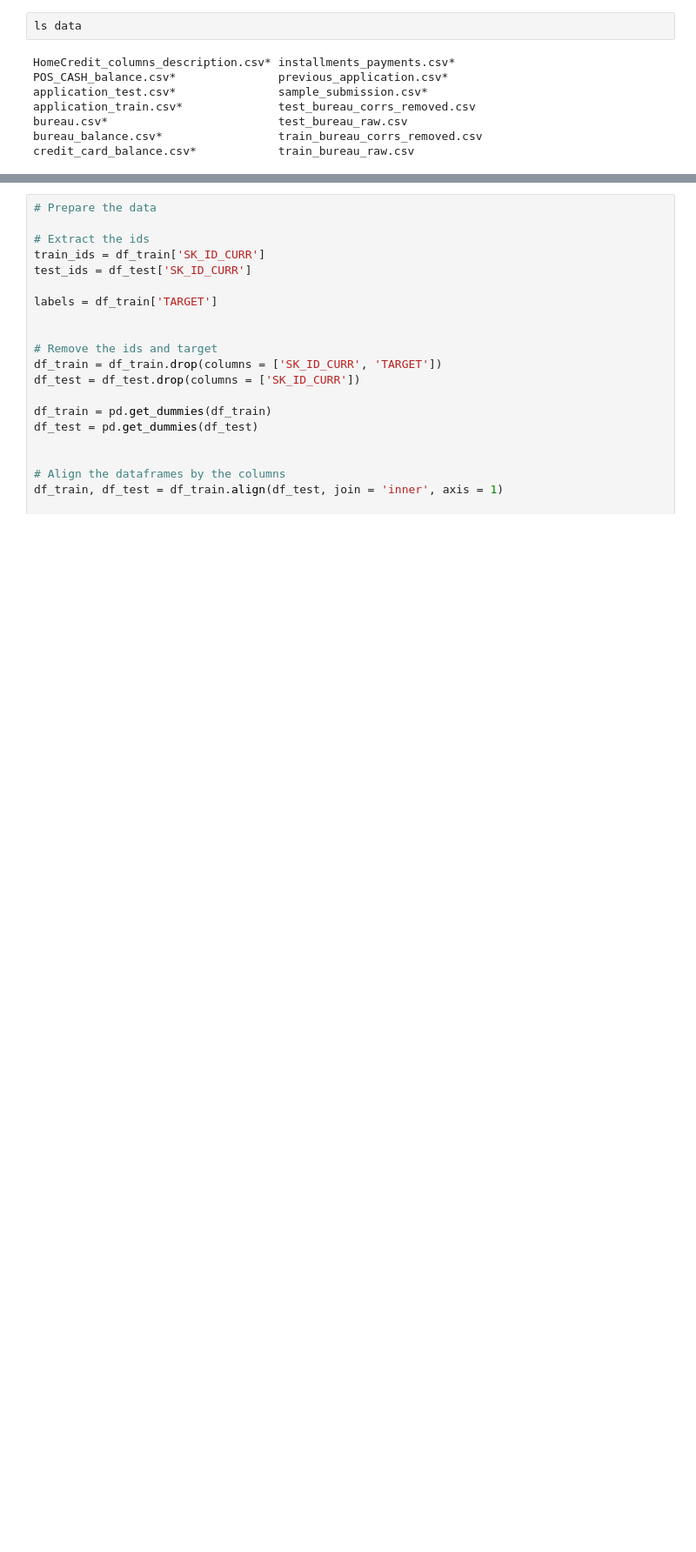
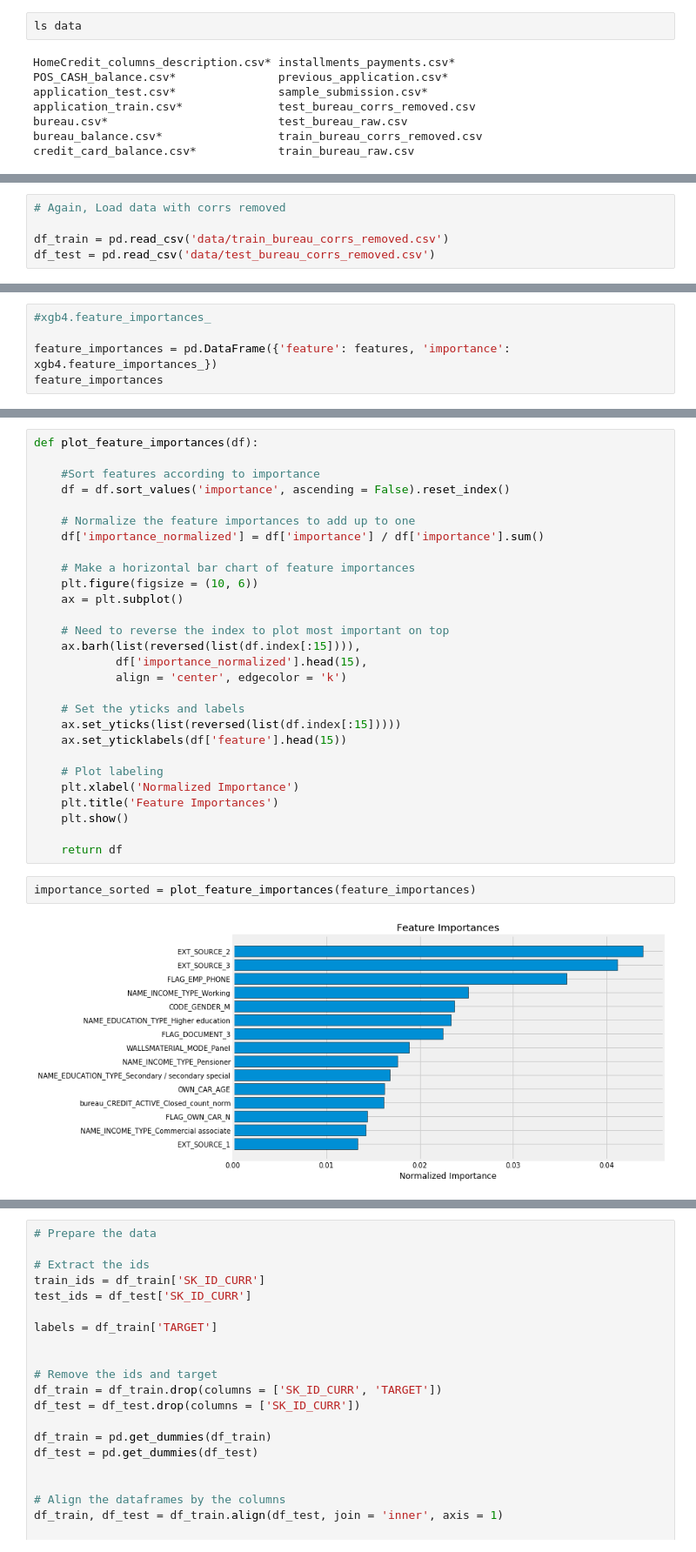
Before and after one commit to dongzhang84/Kaggle, a Jupyter notebook: Home Credit Default Risk/Home_Credit_3.ipynb, the cells around one changed output, grey strips where cells are left out. Shown at 87% size. Cells and saved outputs as stored; diff of their text form; blank space fills up the shorter version.

```diff
--- a/Home Credit Default Risk/Home_Credit_3.ipynb
+++ b/Home Credit Default Risk/Home_Credit_3.ipynb
@@ -336,0 +451,5 @@ df_test = pd.read_csv('data/application_test.csv')
+# %%
+# Again, Load data with corrs removed
+
+df_train = pd.read_csv('data/train_bureau_corrs_removed.csv')
+df_test = pd.read_csv('data/test_bureau_corrs_removed.csv')
@@ -336,0 +527,5 @@ df_test = pd.read_csv('data/application_test.csv')
+# %%
+#xgb4.feature_importances_
+
+feature_importances = pd.DataFrame({'feature': features, 'importance': xgb4.feature_importances_})
+feature_importances
@@ -336,0 +551,32 @@ df_test = pd.read_csv('data/application_test.csv')
+# %%
+def plot_feature_importances(df):
+
+    #Sort features according to importance
+    df = df.sort_values('importance', ascending = False).reset_index()
+
+    # Normalize the feature importances to add up to one
+    df['importance_normalized'] = df['importance'] / df['importance'].sum()
+
+    # Make a horizontal bar chart of feature importances
+    plt.figure(figsize = (10, 6))
+    ax = plt.subplot()
+
+    # Need to reverse the index to plot most important on top
+    ax.barh(list(reversed(list(df.index[:15]))),
+            df['importance_normalized'].head(15),
+            align = 'center', edgecolor = 'k')
+
+    # Set the yticks and labels
+    ax.set_yticks(list(reversed(list(df.index[:15]))))
+    ax.set_yticklabels(df['feature'].head(15))
+
+    # Plot labeling
+    plt.xlabel('Normalized Importance')
+    plt.title('Feature Importances')
+    plt.show()
+
+    return df
+# %%
+importance_sorted = plot_feature_importances(feature_importances)
+# %% [output]
+[figure, added]
```
Also changed, not shown: parts of 23 cells of this notebook.
